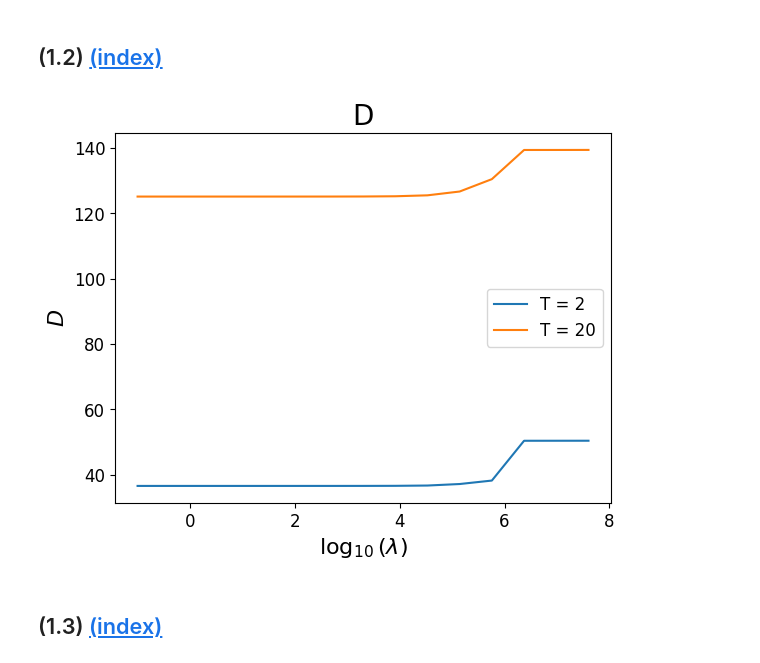
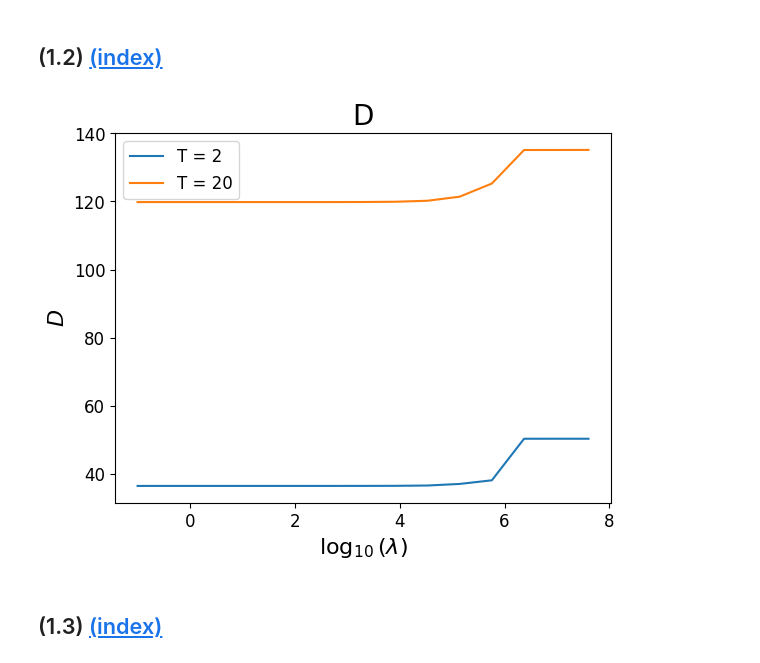
Before and after one commit to Shengyuan-Liu/MATH60026_MethodsForDataScience, a Jupyter notebook: cw1/02371367_Coursework1.ipynb, the cells around one changed output. Cells and saved outputs as stored; diff of their text form; code cells hidden in the pictures.

```diff
--- a/cw1/02371367_Coursework1.ipynb
+++ b/cw1/02371367_Coursework1.ipynb
@@ -221,14 +234,13 @@ def compute_loss(g, X, y, beta, lambd, c_huber=1e-4):
     # extract the interception and D matrix and other useful vector
     beta_0 = beta[0]
     beta_1_p = beta[1:]
-    D = np.diag(beta_1_p)
-    ones = np.ones(N_train)
     assert beta_1_p.shape[0] == p
 
+    # X @ D
     XD = X * beta_1_p
 
     huber_loss = huber(g, c_huber)
-    loss = (1 / N_train) * np.linalg.norm(y - XD @ g - beta_0 * ones) ** 2 + lambd * np.sum(huber_loss)
+    loss = (1 / N_train) * np.sum((y - XD @ g - beta_0) ** 2) + lambd * np.sum(huber_loss)
 
     return loss
 
@@ -248,7 +260,6 @@ def grad_loss(g, X, y, beta, lambd, c_huber=1e-4):
     # extract the interception and D matrix and other useful vector
     beta_0 = beta[0]
     beta_1_p = beta[1:]
-    ones = np.ones(N_train)
     assert beta_1_p.shape[0] == p
 
     # compute the gradient of Huber loss part
@@ -256,7 +267,7 @@ def grad_loss(g, X, y, beta, lambd, c_huber=1e-4):
 
     # compute the gradient of the loss funtion
     XD = X * beta_1_p
-    grad = (2 / N_train) * XD.T @ (XD @ g + beta_0 * ones - y) + lambd * grad_c
+    grad = (2 / N_train) * XD.T @ (XD @ g + beta_0 - y) + lambd * grad_c
 
     return grad
 # %% [markdown]
@@ -312,21 +308,19 @@ The train process is :
 1. fit OLS and get $\hat{\boldsymbol\beta}^{LS}$
 2. gradient descent on Garrote problem and get $\boldsymbol g$
 # %%
-def train_garrote(X_train, y_train, lambd, n_iters=10000, step_size=1e-7, c_huber=1e-4, stop_criterion=1e-8, print_outcome=False):
-    """
-
-    """
+def train_garrote(X_train, y_train, lambd, n_iters=10000, step_size=1e-7, c_huber=1e-4, print_outcome=False):
+    # check dimention
     N, p = X_train.shape
     assert y_train.shape[0] == N
 
     # first get the ols coefficient
-    beta = fit_ols(X_train, y_train)
+    beta_LS = fit_ols(X_train, y_train)
 
     # use gradient descent to get the optimal g
-    g, loss_history, epochs_list = gradient_descent(X_train, y_train, beta, lambd, n_iters, step_size, c_huber, stop_criterion, print_outcome)
+    g, loss_history, epochs_list = gradient_descent(X_train, y_train, beta_LS, lambd, n_iters, step_size, c_huber, print_outcome)
 
     # get the Garrote coefficient
-    beta_G = g * beta[1:]
+    beta_G = g * beta_LS[1:]
 
-    return beta_G, beta, g, loss_history, epochs_list
+    return beta_G, beta_LS, g, loss_history, epochs_list
 # %%
@@ -388,7 +383,7 @@ def T_fold_split(num_samples, num_folds):
     fold_size = num_samples // num_folds
     indices = np.arange(num_samples)
     folds = [indices[i * fold_size : (i + 1) * fold_size] for i in range(num_folds)]
-    return np.array_split(np.arange(num_samples), num_folds)
+    return folds
 
 def T_fold_evaluation(X, y, num_folds, S_lambd):
     N, p = X.shape
@@ -397,29 +392,21 @@ def T_fold_evaluation(X, y, num_folds, S_lambd):
     folds = T_fold_split(N, num_folds)
     d_list = []
     for j, lambd in enumerate(S_lambd):
-        # print(f"\nEvaluating \lambda: {lambd}")
         val_mse_list = []
         for i, val_indice in enumerate(folds):
             # get train set and val set
-            # train_indices = np.setdiff1d(np.arange(N), val_indice)
-            mask = np.ones(N, dtype=bool)
-            mask[val_indice] = False
-            train_indices = np.where(mask)[0]
+            train_indices = np.setdiff1d(np.arange(N), val_indice)
             X_train, y_train = X[train_indices], y[train_indices]
             X_val, y_val = X[val_indice], y[val_indice]
 
             N_val = X_val.shape[0]
             assert N_val == len(val_indice)
 
-            # standarise
-            X_train_std = standardise(X_train)
-            X_val_std = standardise(X_val, X_train_=X_train)
-
             # train
-            beta_G, beta, g, loss_history, epochs_list = train_garrote(X_train_std, y_train, lambd=lambd)
+            beta_G, beta, g, loss_history, epochs_list = train_garrote(X_train, y_train, lambd=lambd)
 
             # compute mse
-            mse = np.linalg.norm(y_val - X_val_std @ beta_G - beta[0]) ** 2 / N_val
+            mse = np.sum((y_val - X_val @ beta_G - beta[0]) ** 2) / N_val
             val_mse_list.append(mse)
 
         sumation = 0
@@ -432,16 +419,16 @@ def T_fold_evaluation(X, y, num_folds, S_lambd):
 # %%
 T_list = [2, 20]
 for T in T_list:
-    d_list = T_fold_evaluation(X_train, y_train, T, S_lambd)
+    d_list = T_fold_evaluation(X_train_std, y_train, T, S_lambd)
     plt.plot(np.log10(S_lambd), d_list, label=r"T = "+f"{T}")
 
 plt.xlabel(r"$\log_{10}(\lambda)$")
 plt.ylabel(r"$D$")
 plt.title("D")
 plt.legend()
 plt.show()
 # %% [output]
-[figure, old version]
+[figure, new version]
 # %% [markdown]
 <a name="task-13"></a>
 
```
Also changed, not shown: parts of 12 cells of this notebook, 1 other file.
